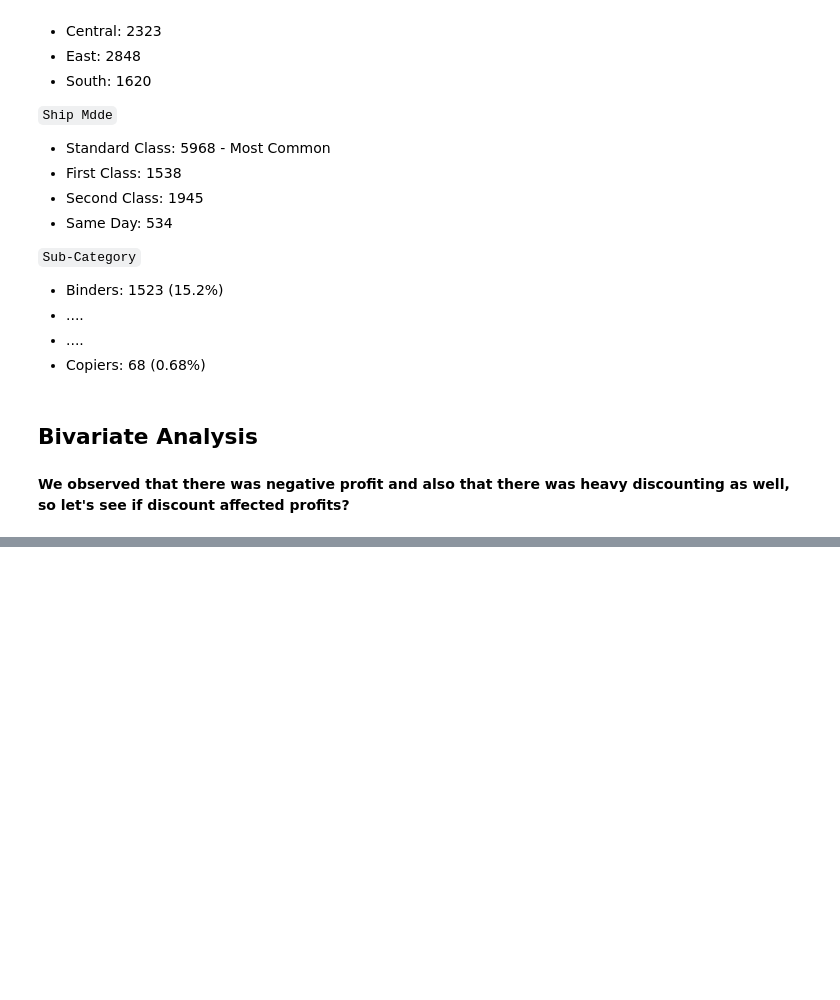
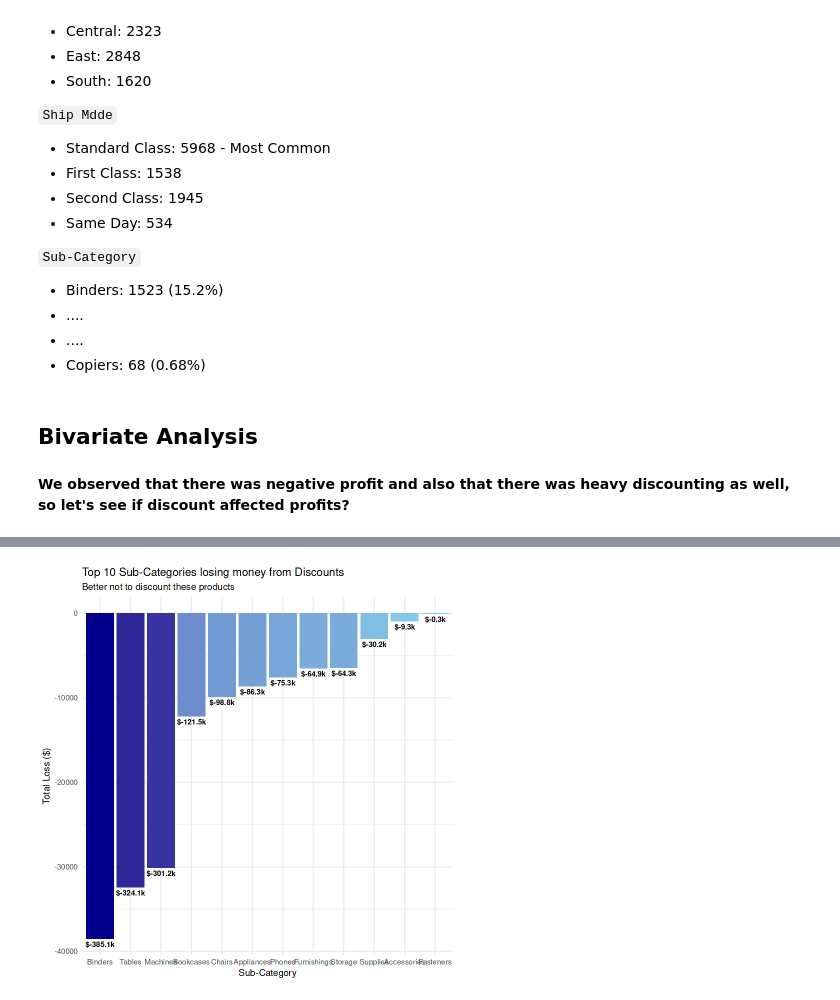
Before and after one commit to pawanU03/EDA-Superstore, a Jupyter notebook: superstore_eda.ipynb, the cells around one changed output, grey strips where cells are left out. Drawn from its saved outputs; the diff is of its cells as text; code cells hidden in the pictures; blank space fills up the shorter version.

```diff
--- a/superstore_eda.ipynb
+++ b/superstore_eda.ipynb
@@ -282,0 +441,41 @@ feat: Add univariate analysis and start bivariate analysis
+# %%
+never_discount <- superstore %>%
+filter(Discount > 0 & Profit < 0) %>%
+group_by(`Sub-Category`) %>%
+summarise(
+    count=n(),
+    avg_loss = mean(Profit),
+    total_loss = sum(Profit),
+    avg_discount = mean(Discount)
+) %>%
+arrange(total_loss)
+
+# Plot
+ggplot(
+    never_discount,
+    aes(
+        x = reorder(`Sub-Category`, total_loss),
+        y = total_loss,
+        fill = total_loss
+    )
+) +
+geom_col() +
+# coord_flip() +
+scale_fill_gradient(low="darkblue", high="skyblue") +
+labs(
+    title = "Top 10 Sub-Categories losing money from Discounts",
+    subtitle = "Better not to discount these products",
+    x = "Sub-Category",
+    y = "Total Loss ($)"
+) +
+theme_minimal() +
+theme(legend.position = "none") +
+geom_text(
+    aes(label = paste0("$", round(total_loss/100, 1), "k")),
+    hjust = 0.5,
+    vjust = 1.5, # Moves the label slightly above the bar
+    color = "black",
+    size = 3, fontface = "bold"
+)
+# %% [output]
+[figure, added]
```
Also changed, not shown: parts of 16 cells of this notebook.
